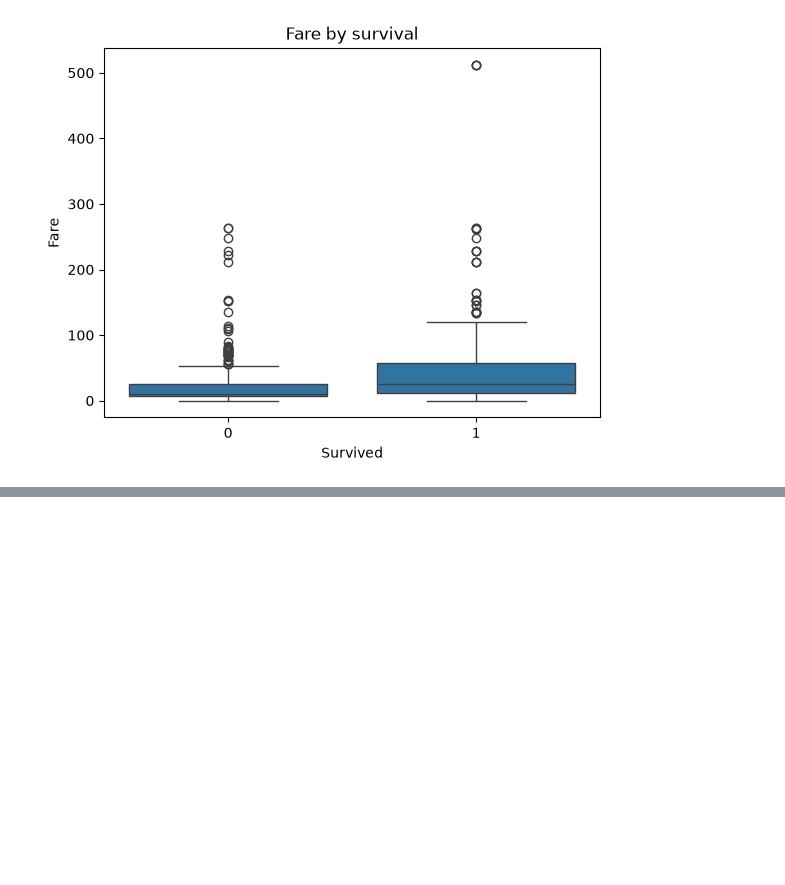
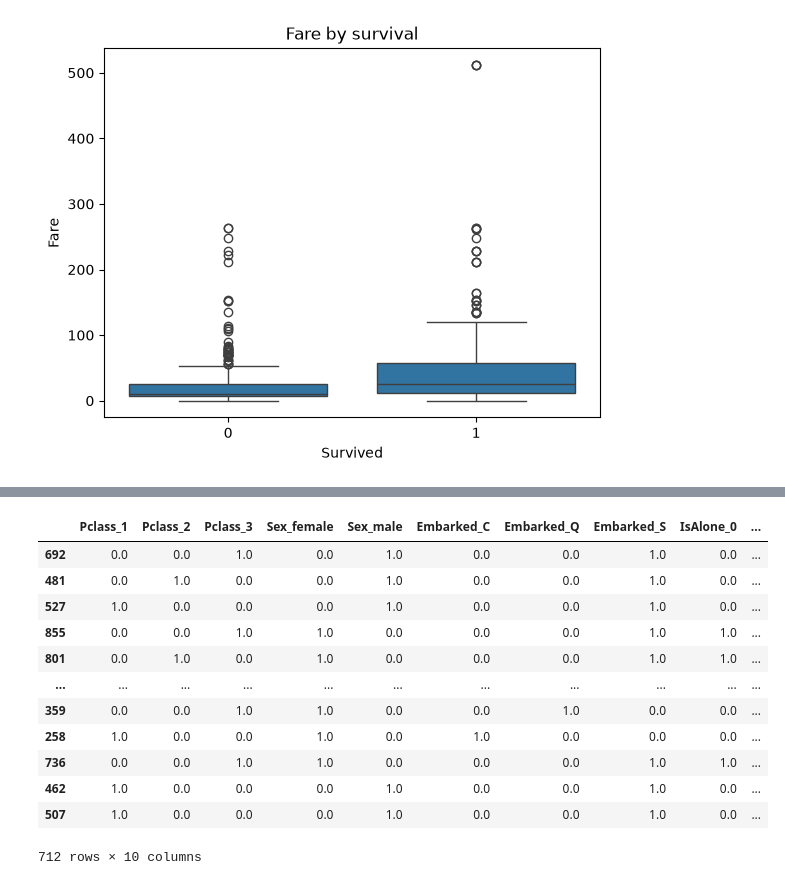
Before and after one commit to tladntjq1-lgtm/ai-data-analysis, a Jupyter notebook: notebooks/titanic_ai_analysis.ipynb, the cells around one changed output, grey strips where cells are left out. Drawn from its saved outputs; the diff is of its cells as text; code cells hidden in the pictures; blank space fills up the shorter version.

```diff
--- a/notebooks/titanic_ai_analysis.ipynb
+++ b/notebooks/titanic_ai_analysis.ipynb
@@ -424,0 +708,9 @@ plt.show()
+# %%
+from sklearn.model_selection import train_test_split
+X_train, X_test, y_train, y_test = train_test_split(
+    X,
+    y,
+    test_size=0.20,
+    random_state=42,
+    stratify=y,
+)
@@ -424,0 +731,47 @@ plt.show()
+# %%
+categorical_imputer = SimpleImputer(strategy="most_frequent")
+X_train_cat_imputed = pd.DataFrame(
+    categorical_imputer.fit_transform(X_train[categorical_features]),
+    columns=categorical_features,
+    index=X_train.index,
+)
+X_test_cat_imputed = pd.DataFrame(
+    categorical_imputer.transform(X_test[categorical_features]),
+    columns=categorical_features,
+    index=X_test.index,
+)
+# %%
+from sklearn.preprocessing import OneHotEncoder
+encoder = OneHotEncoder(
+    handle_unknown="ignore",
+    sparse_output=False,
+)
+X_train_cat_encoded_array = encoder.fit_transform(X_train_cat_imputed)
+X_test_cat_encoded_array = encoder.transform(X_test_cat_imputed)
+encoded_feature_names = encoder.get_feature_names_out(categorical_features)
+X_train_cat_encoded = pd.DataFrame(
+    X_train_cat_encoded_array,
+    columns=encoded_feature_names,
+    index=X_train.index,
+)
+X_test_cat_encoded = pd.DataFrame(
+    X_test_cat_encoded_array,
+    columns=encoded_feature_names,
+    index=X_test.index,
+)
+# %%
+X_train_cat_encoded
+# %% [output]
+|  | Pclass_1 | Pclass_2 | Pclass_3 | Sex_female | Sex_male | Embarked_C | Embarked_Q | Embarked_S | IsAlone_0 | ... |
+| 692 | 0.0 | 0.0 | 1.0 | 0.0 | 1.0 | 0.0 | 0.0 | 1.0 | 0.0 | ... |
+| 481 | 0.0 | 1.0 | 0.0 | 0.0 | 1.0 | 0.0 | 0.0 | 1.0 | 0.0 | ... |
+| 527 | 1.0 | 0.0 | 0.0 | 0.0 | 1.0 | 0.0 | 0.0 | 1.0 | 0.0 | ... |
+| 855 | 0.0 | 0.0 | 1.0 | 1.0 | 0.0 | 0.0 | 0.0 | 1.0 | 1.0 | ... |
+| 801 | 0.0 | 1.0 | 0.0 | 1.0 | 0.0 | 0.0 | 0.0 | 1.0 | 1.0 | ... |
+| ... | ... | ... | ... | ... | ... | ... | ... | ... | ... | ... |
+| 359 | 0.0 | 0.0 | 1.0 | 1.0 | 0.0 | 0.0 | 1.0 | 0.0 | 0.0 | ... |
+| 258 | 1.0 | 0.0 | 0.0 | 1.0 | 0.0 | 1.0 | 0.0 | 0.0 | 0.0 | ... |
+| 736 | 0.0 | 0.0 | 1.0 | 1.0 | 0.0 | 0.0 | 0.0 | 1.0 | 1.0 | ... |
+| 462 | 1.0 | 0.0 | 0.0 | 0.0 | 1.0 | 0.0 | 0.0 | 1.0 | 0.0 | ... |
+| 507 | 1.0 | 0.0 | 0.0 | 0.0 | 1.0 | 0.0 | 0.0 | 1.0 | 0.0 | ... |
+712 rows × 10 columns
```
Also changed, not shown: parts of 35 cells of this notebook, 14 other files.
